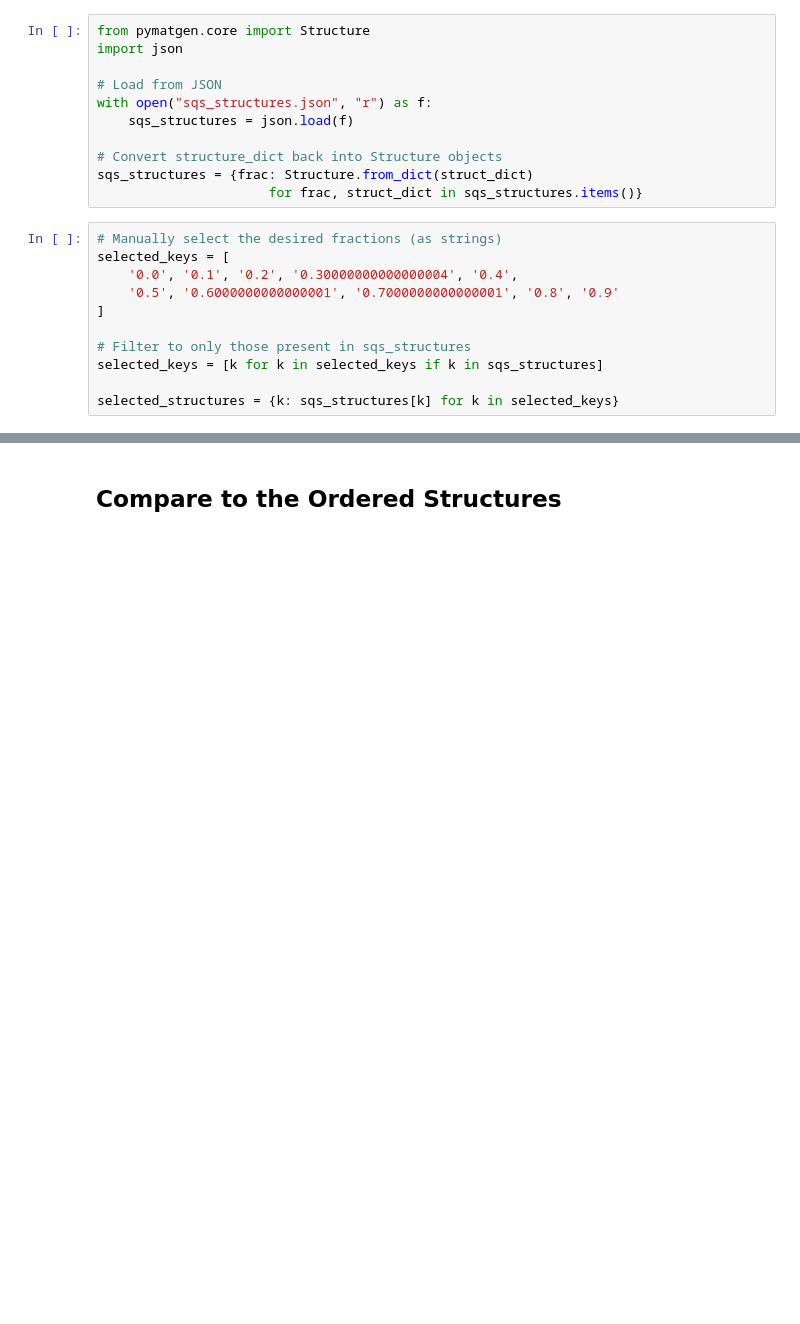
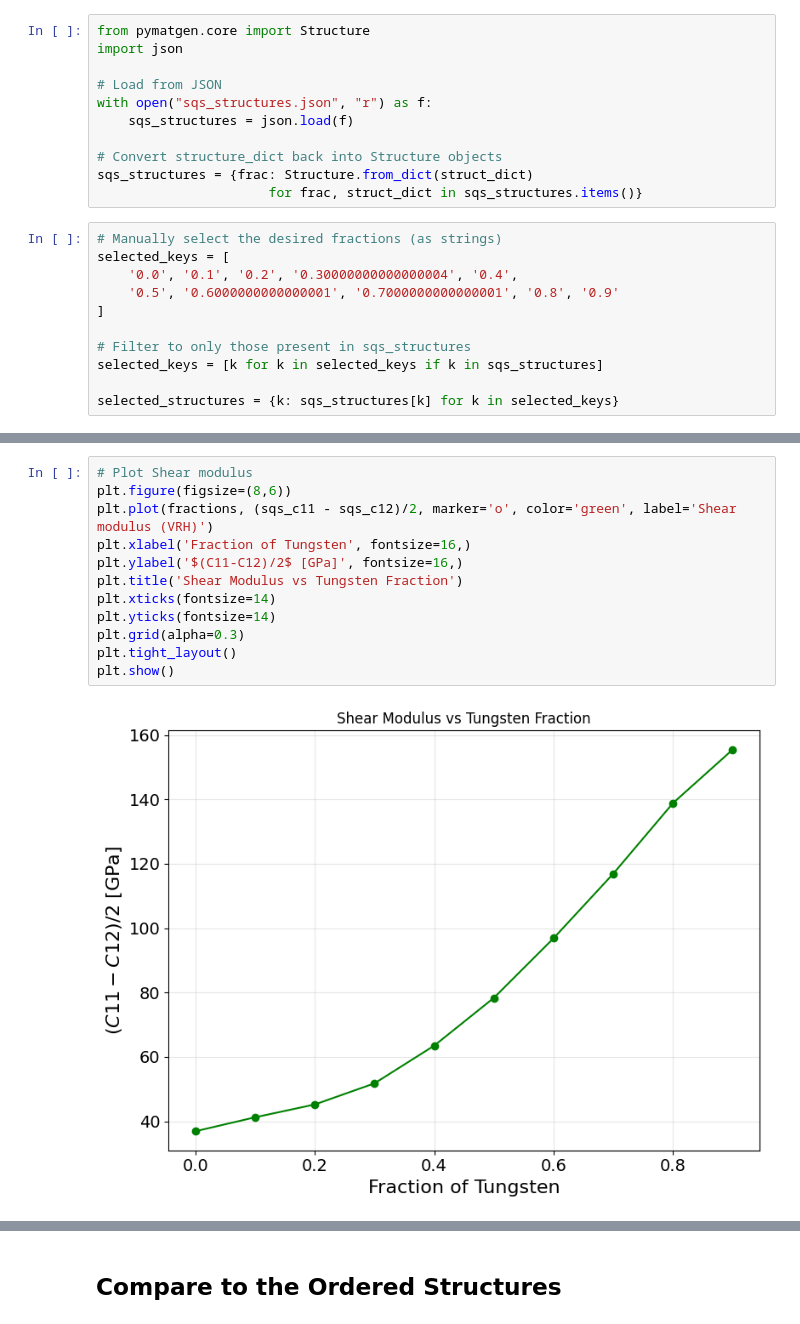
Before and after one commit to kareem-Abdelmaqsoud/computational-design-ductile-w-ta-nb-alloy, a Jupyter notebook: sqs_elastic_trend.ipynb, the cells around one changed output, grey strips where cells are left out. Saved outputs shown, nothing was run; the diff lists cells and outputs as text; blank space fills up the shorter version.

```diff
--- a/sqs_elastic_trend.ipynb
+++ b/sqs_elastic_trend.ipynb
@@ -123,0 +297,14 @@ plt.show()
+# %%
+# Plot Shear modulus
+plt.figure(figsize=(8,6))
+plt.plot(fractions, (sqs_c11 - sqs_c12)/2, marker='o', color='green', label='Shear modulus (VRH)')
+plt.xlabel('Fraction of Tungsten', fontsize=16,)
+plt.ylabel('$(C11-C12)/2$ [GPa]', fontsize=16,)
+plt.title('Shear Modulus vs Tungsten Fraction')
+plt.xticks(fontsize=14)
+plt.yticks(fontsize=14)
+plt.grid(alpha=0.3)
+plt.tight_layout()
+plt.show()
+# %% [output]
+[figure, added]
```
Also changed, not shown: parts of 14 cells of this notebook, 6 other files.
